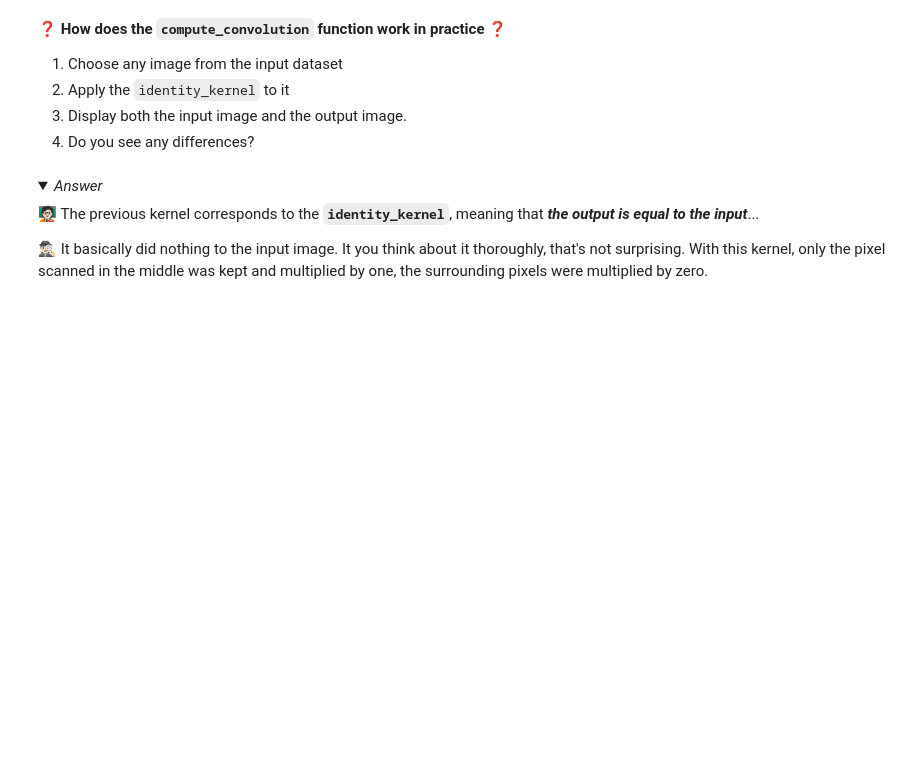
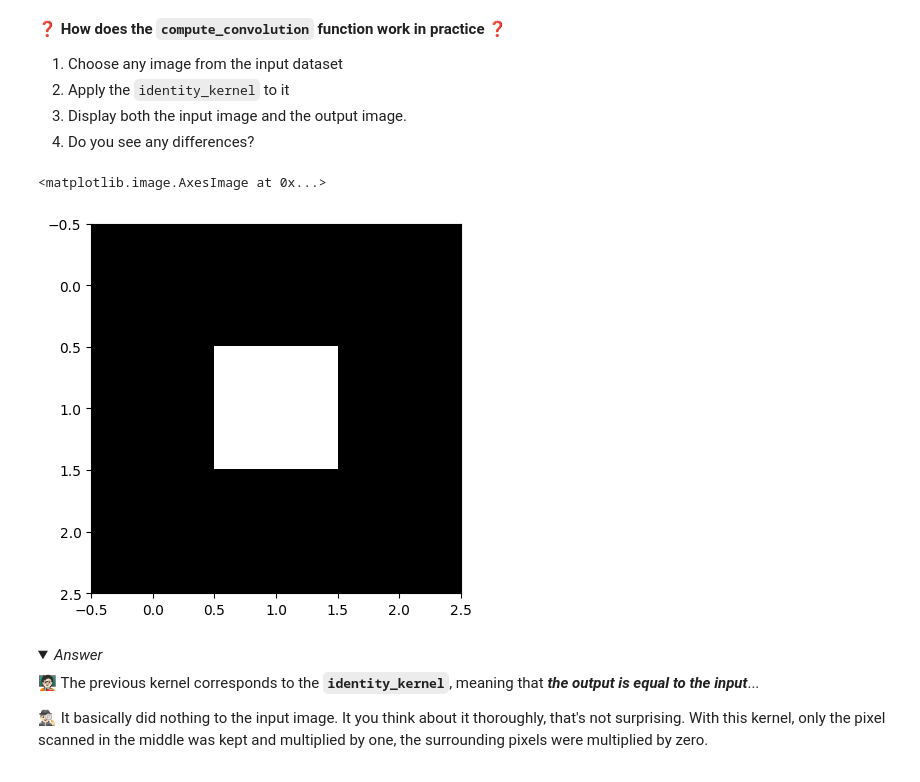
Before and after one commit to yleniafedi/data-intuition-on-convolutions, a Jupyter notebook: intuitions_on_convolutions.ipynb, the cells around one changed output. Drawn from its saved outputs; the diff is of its cells as text; code cells hidden in the pictures; folded sections open; blank space fills up the shorter version.

```diff
--- a/intuitions_on_convolutions.ipynb
+++ b/intuitions_on_convolutions.ipynb
@@ -170,3 +178,8 @@ identity_kernel = [
+# %%
+plt.imshow(identity_kernel, cmap="gray")
+# %% [output]
+<matplotlib.image.AxesImage at 0x...>
+[figure, added]
 # %% [markdown]
 <details>
     <summary><i>Answer</i></summary>
```
Also changed, not shown: parts of 56 cells of this notebook.
